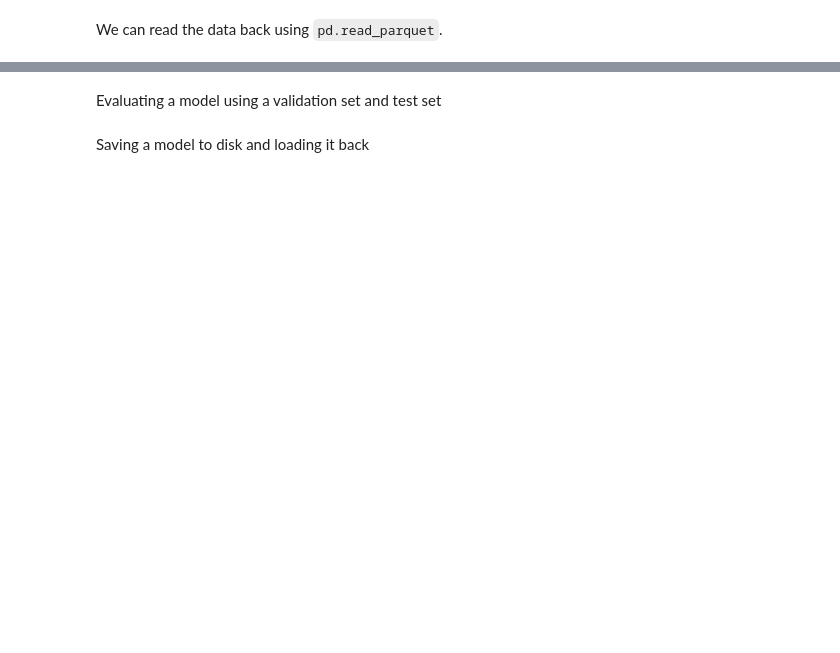
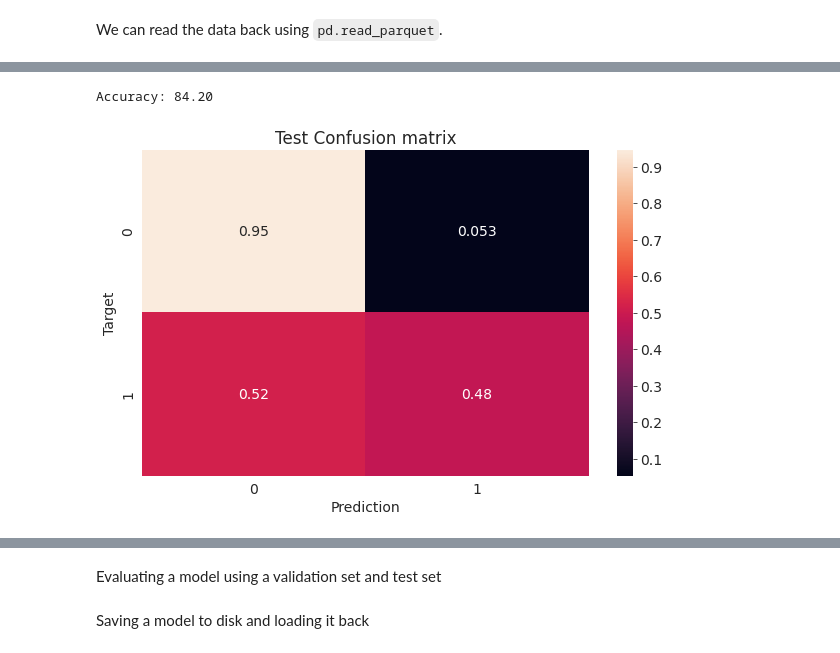
Before and after one commit to skyanalyst/Machine-Learning-Projects, a Jupyter notebook: logistic_regression.ipynb, the cells around one changed output, grey strips where cells are left out. Saved outputs shown, nothing was run; the diff lists cells and outputs as text; code cells hidden in the pictures; blank space fills up the shorter version.

```diff
--- a/logistic_regression.ipynb
+++ b/logistic_regression.ipynb
@@ -538,0 +707,5 @@ Training a logistic regression model using Scikit-learn
+# %%
+test_preds = predict_and_plot(X_test, test_targets, 'Test')
+# %% [output]
+Accuracy: 84.20
+[figure, added]
```
Also changed, not shown: parts of 53 cells of this notebook.
